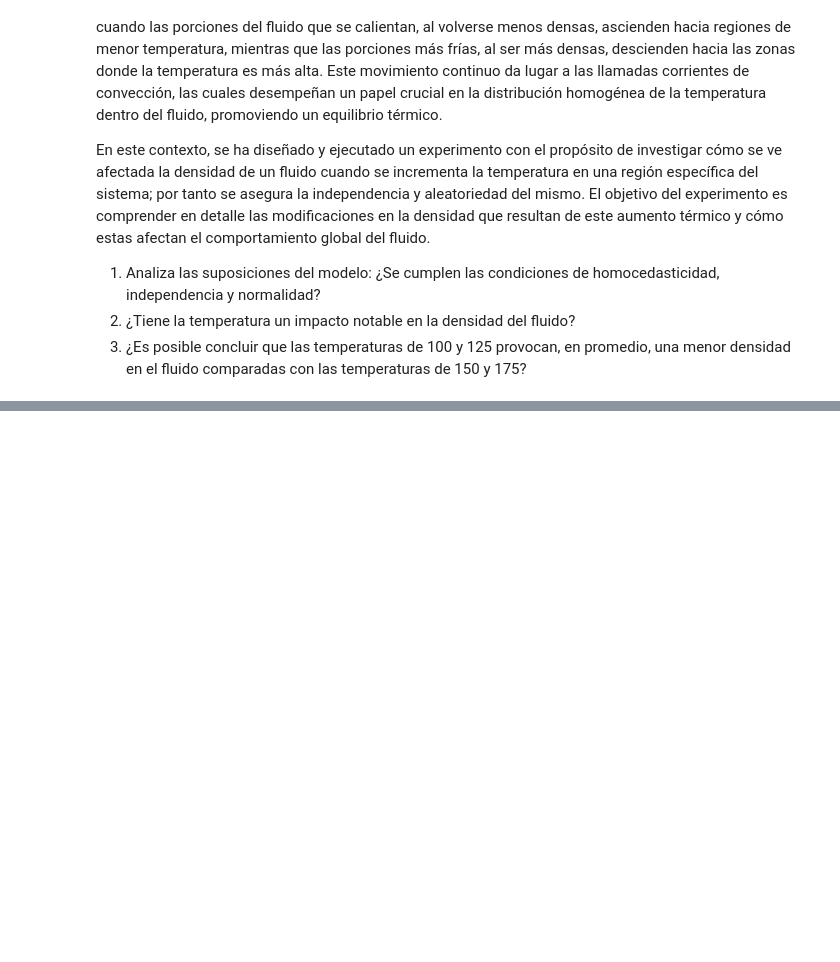
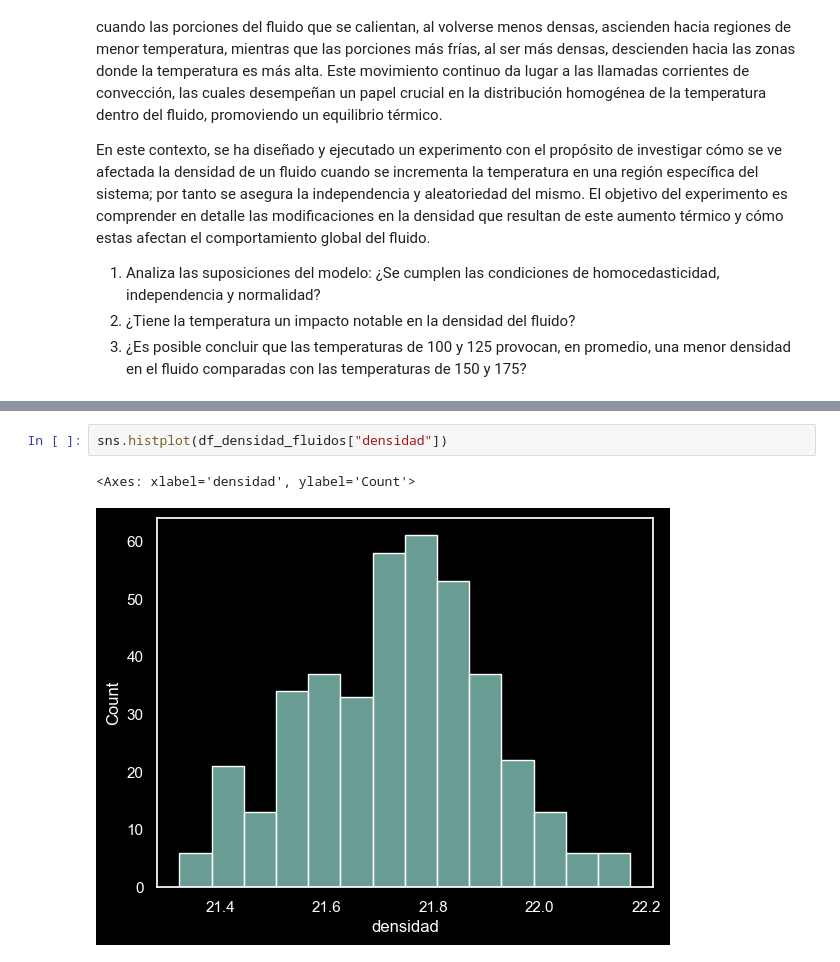
Before and after one commit to santiagorodriguez-dev/laboratorio-modulo6-leccion03-1-ab-testing-parametrico, a Jupyter notebook: notebooks/laboratorio-modulo6-leccion03-1-ab-testing-parametrico.ipynb, the cells around one changed output, grey strips where cells are left out. Saved outputs shown, nothing was run; the diff lists cells and outputs as text; blank space fills up the shorter version.

```diff
--- a/notebooks/laboratorio-modulo6-leccion03-1-ab-testing-parametrico.ipynb
+++ b/notebooks/laboratorio-modulo6-leccion03-1-ab-testing-parametrico.ipynb
@@ -200,0 +299,5 @@ En este contexto, se ha diseñado y ejecutado un experimento con el propósito d
+# %%
+sns.histplot(df_densidad_fluidos["densidad"])
+# %% [output]
+<Axes: xlabel='densidad', ylabel='Count'>
+[figure, added]
```
Also changed, not shown: parts of 10 cells of this notebook, 1 other file.
